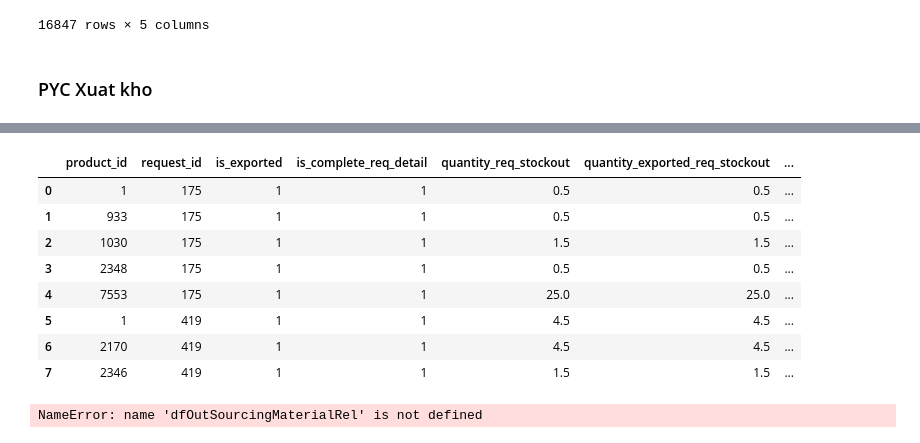
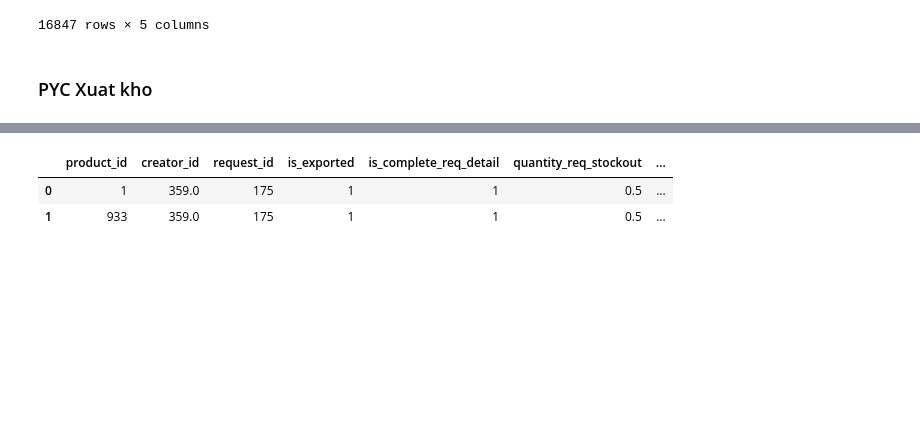
Before and after one commit to Thang1703hrsh/TMSDjango, a Jupyter notebook: temporary/req_stockout.ipynb, the cells around one changed output, grey strips where cells are left out. Saved outputs shown, nothing was run; the diff lists cells and outputs as text; code cells hidden in the pictures; blank space fills up the shorter version.

Commit message:
get_stockout_complete

```diff
--- a/temporary/req_stockout.ipynb
+++ b/temporary/req_stockout.ipynb
@@ -105,7 +105,13 @@ dfReqStockoutProduct["reason"]= dfReqStockoutProduct["reason"].replace({'<p>':''
                                 '<tr>' : '' , '</span>' : '' , '</td>' : '' , '</tr>' : '' , '</tbody>' : '' , '</table>' : '' ,
                                 '<td width="200">' : '',
                                 '<span class="fontstyle0">' : '',
-                                '&aacute;' : 'á' , '&Aacute;': 'Á' , '&Acirc;' : 'Â'}, regex=True)
+                                '&aacute;' : 'á' , '&Aacute;': 'Á' , '&Acirc;' : 'Â' , '&ograve;' : 'ò' , '&acirc;' : 'â' , '&Ecirc;' : "Ê" , '&gt;' : '>' , "&Ugrave;" : 'Ù',
+                                '&ocirc;' : 'ô' , "&Uacute;" : "Ú" , '&yacute;' : 'ý' ,
+                                '<div id="bb_msg_id_1668654107801" class="chat-message wrap-message rotate-container me  -reaction" data-node-type="bubble-message">' : '' ,
+                                '<div id="bb_msg_id_1668654107801" class="chat-message wrap-message rotate-container me  -reaction" data-node-type="bubble-message"> <div class=""> <div class="img-msg-v2 -caption -me -bg-v-1" data-id="div_SentMsg_Photo"> <div class="img-msg-v2__bub  --capt"> <div class="msg-select-overlay img-msg-v2__ft"> <div class="img-msg-v2__rct"> <div class="message-reaction-container  me  show-react-btn always-display img-has-title "> <div data-id="btn_SentMsg_React"> <div class="msg-reaction-icon"> <div class="default-react-icon-thumb">  <div class="emoji-list-wrapper  me  hide-elist"> <div class="reaction-emoji-list "> <div class="reaction-emoji-icon"> <div class="reaction-emoji-icon"> <div class="reaction-emoji-icon"> <div class="reaction-emoji-icon"> <div class="reaction-emoji-icon"> <div class="reaction-emoji-icon">           <div id="bb_msg_id_1668654175706" class="chat-message wrap-message rotate-container me  -reaction" data-node-type="bubble-message"> <div class=""> <div class="chat-message__actionholder  me "> <div class="card  me  card--text" data-id="div_SentMsg_Text">' : '' ,
+                                '&iacute' : 'í' , '<strong>' : '' , '</strong>' : '' , '&Ograve;' : 'Ò' , '<span style="text-decoration: underline;">' : '' , '&Oacute;' : 'Ó' ,
+                                '<a href="https://planning.tms-s.vn/don-hang-sa/846?only_view=1" target="_blank" rel="noopener">' : '' , '</a>' : '' ,
+                                '<span id="page4R_mcid266" class="markedContent">' : '' , '<span dir="ltr" role="presentation">' : '' , '&rsquo;' : "'"}, regex=True)
 
 dfReqStockoutProduct
 # %% [output]
@@ -196,31 +202,8 @@ dfReqStockoutProductStockOut
 # %%
 dfReqStockoutProductStockOutSum = dfReqStockoutProductStockOut.merge(dfReqStockoutProduct, on = ['request_id'] , how = 'outer').replace(np.NaN , 0)
 # %%
-dfReqStockoutProductStockOutSum.head(8)
+dfReqStockoutProductStockOutSum.head(2)
 # %% [output]
-|  | product_id | request_id | is_exported | is_complete_req_detail | quantity_req_stockout | quantity_exported_req_stockout | ... |
-| 0 | 1 | 175 | 1 | 1 | 0.5 | 0.5 | ... |
-| 1 | 933 | 175 | 1 | 1 | 0.5 | 0.5 | ... |
-| 2 | 1030 | 175 | 1 | 1 | 1.5 | 1.5 | ... |
-| 3 | 2348 | 175 | 1 | 1 | 0.5 | 0.5 | ... |
-| 4 | 7553 | 175 | 1 | 1 | 25.0 | 25.0 | ... |
-| 5 | 1 | 419 | 1 | 1 | 4.5 | 4.5 | ... |
-| 6 | 2170 | 419 | 1 | 1 | 4.5 | 4.5 | ... |
-| 7 | 2346 | 419 | 1 | 1 | 1.5 | 1.5 | ... |
+|  | product_id | creator_id | request_id | is_exported | is_complete_req_detail | quantity_req_stockout | ... |
+| 0 | 1 | 359.0 | 175 | 1 | 1 | 0.5 | ... |
+| 1 | 933 | 359.0 | 175 | 1 | 1 | 0.5 | ... |
-# %%
-dfReqStockoutProductStockOutSum = dfReqStockoutProductStockOutSum.drop(columns= {'product_id' , 'request_id' , 'creator_id' , 'outsourcing_order_id'})
-
-new_col1 = ['req_stockout_code','name' , 'product_code' ,'outsourcing_product_code', 'total_quota',
-      'quantity_outsourcing_detail', 'is_complete_detail', 'is_exported',
-      'is_complete_infos', 'quota_percent' , 'quota_outsourcing' , 'date_of_inventory',
-      'quantity_exported_outsourcing' , 'product_code_po']
-
-dfOutSourcingMaterialStockOut= dfOutSourcingMaterialRel.reindex(columns=new_col1)
-
-dfOutSourcingMaterialStockOut.rename(columns = {'req_stockout_code':'Mã ĐH GCN' , 'name': 'Tên ĐH GCN', 'product_code': 'Mã WIP' , 'outsourcing_product_code': 'Mã Thành phẩm',
-                                             'total_quota': 'SL WIP cần GCN', 'quantity_outsourcing_detail': 'SL thành phẩm cần', 'is_complete_detail': 'Nhập kho Thành phẩm',
-                                        'is_exported': 'Đã Xuất WIP' , 'is_complete_infos': 'ĐH hoàn tất' , 'quota_percent': 'Định mức GCN' , 'date_of_inventory': 'Ngày xuất kho',
-                                        'quantity_exported_outsourcing':'Số lượng WIP đi GCN thực tế' , 'quota_outsourcing' : 'Định mức theo thu mua' , 'product_code_po' : 'Mã NPL bán TP theo thu mua'}, inplace = True)
-dfOutSourcingMaterialStockOut
-# %% [output]
-NameError: name 'dfOutSourcingMaterialRel' is not defined
```
Also changed, not shown: parts of 14 cells of this notebook, 6 other files.
